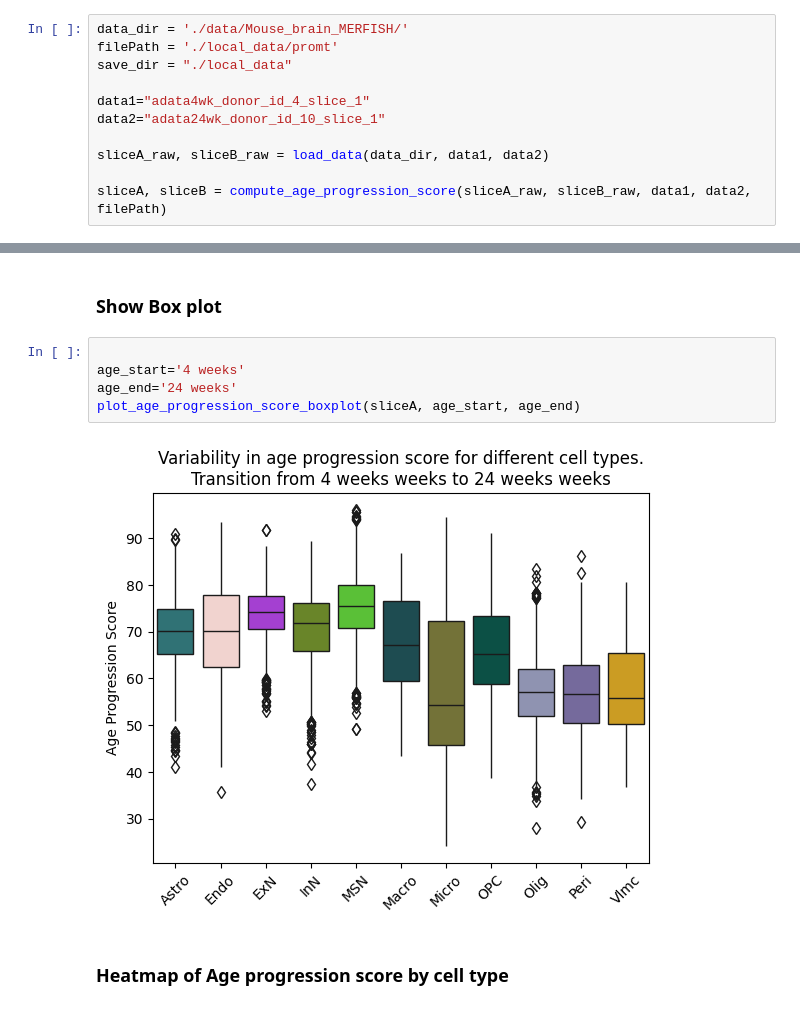
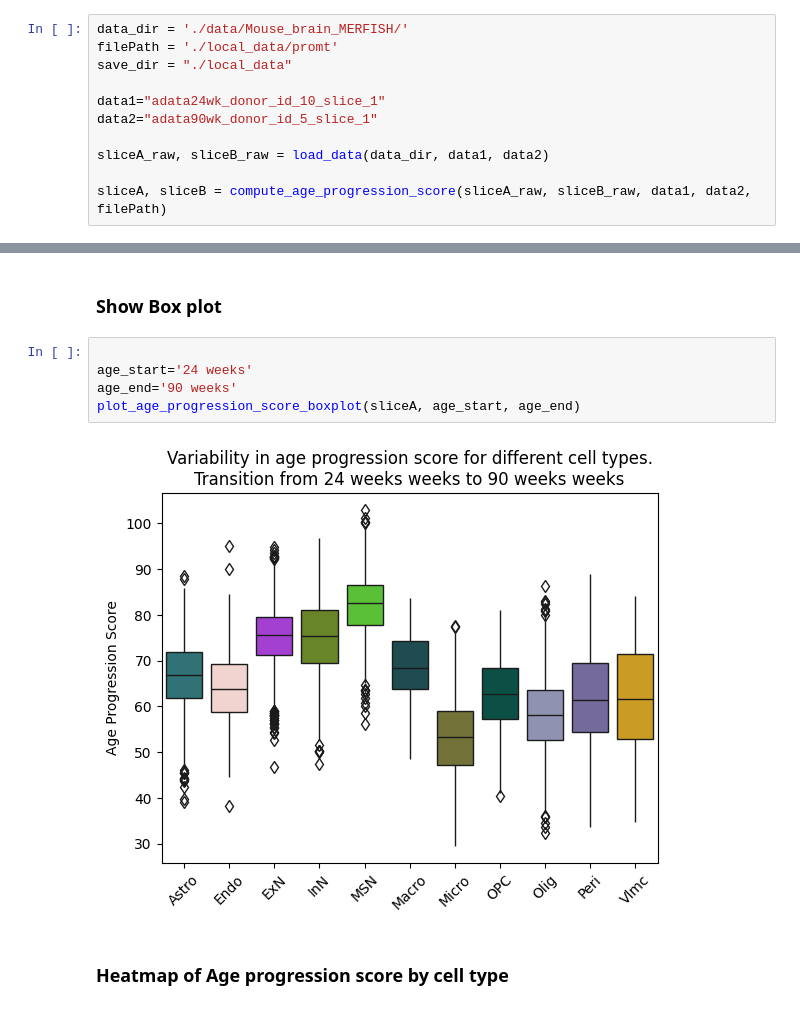
Before and after one commit to anupbhowmik/promt, a Jupyter notebook: downstream_analysis.ipynb, the cells around one changed output, grey strips where cells are left out. Drawn from its saved outputs; the diff is of its cells as text.

```diff
--- a/downstream_analysis.ipynb
+++ b/downstream_analysis.ipynb
@@ -402,8 +402,8 @@ data_dir = './data/Mouse_brain_MERFISH/'
 filePath = './local_data/promt'
 save_dir = "./local_data"
 
-data1="adata4wk_donor_id_4_slice_1"
-data2="adata24wk_donor_id_10_slice_1"
+data1="adata24wk_donor_id_10_slice_1"
+data2="adata90wk_donor_id_5_slice_1"
 
 sliceA_raw, sliceB_raw = load_data(data_dir, data1, data2)
 
@@ -415,11 +415,11 @@ sliceA, sliceB = compute_age_progression_score(sliceA_raw, sliceB_raw, data1, da
 ### Show Box plot
 # %%
 
-age_start='4 weeks'
-age_end='24 weeks'
+age_start='24 weeks'
+age_end='90 weeks'
 plot_age_progression_score_boxplot(sliceA, age_start, age_end)
 # %% [output]
-[figure, old version]
+[figure, new version]
 # %% [markdown]
 ### Heatmap of Age progression score by cell type
 # %%
```
Also changed, not shown: parts of 4 cells of this notebook.
